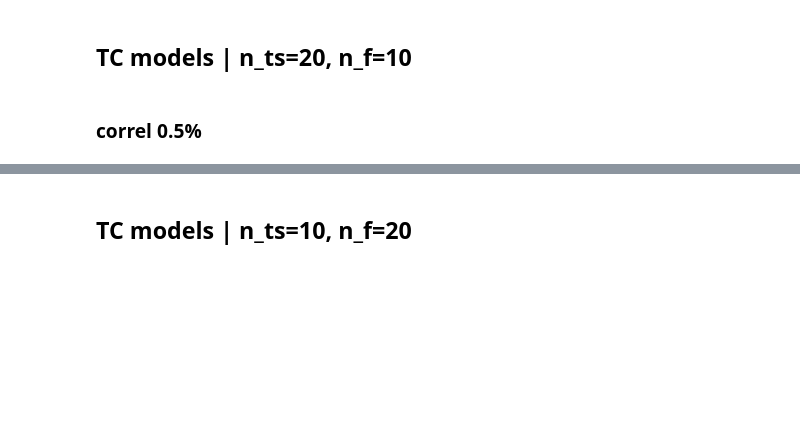
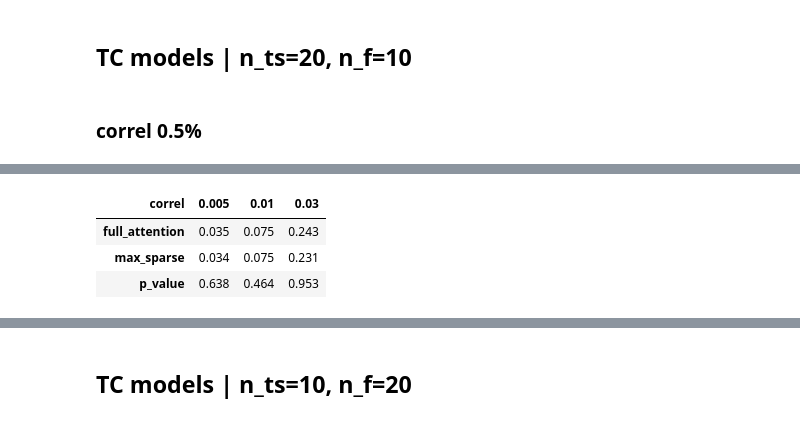
Before and after one commit to cyrilgarcia009/TSNN, a Jupyter notebook: notebooks/results_tables.ipynb, the cells around one changed output, grey strips where cells are left out. Drawn from its saved outputs; the diff is of its cells as text; code cells hidden in the pictures; blank space fills up the shorter version.

```diff
--- a/notebooks/results_tables.ipynb
+++ b/notebooks/results_tables.ipynb
@@ -87,0 +232,9 @@ for c in cs:
+# %%
+to_disp = get_avg('d_all')[['full_attention', 'max_sparse', 'p_value']].T
+to_disp.style.background_gradient(axis=0, subset=pd.IndexSlice[['full_attention', 'max_sparse'], to_disp.columns],
+                                 cmap='coolwarm').format(precision=3)
+# %% [output]
+| correl | 0.005 | 0.01 | 0.03 |
+| full_attention | 0.035 | 0.075 | 0.243 |
+| max_sparse | 0.034 | 0.075 | 0.231 |
+| p_value | 0.638 | 0.464 | 0.953 |
```
Also changed, not shown: parts of 14 cells of this notebook.
